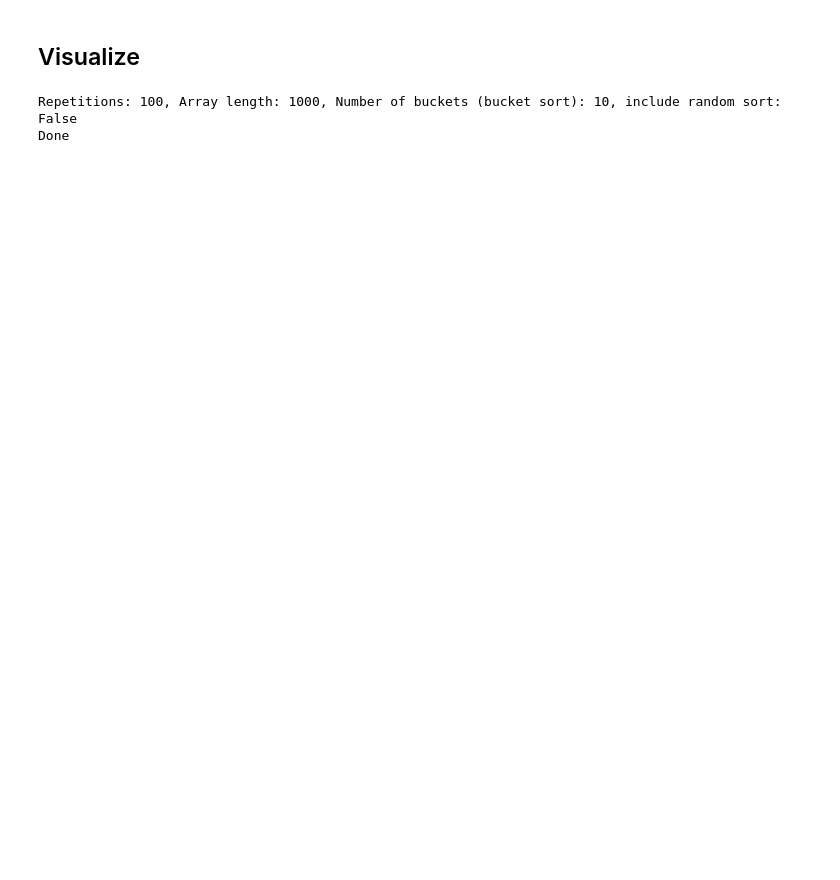
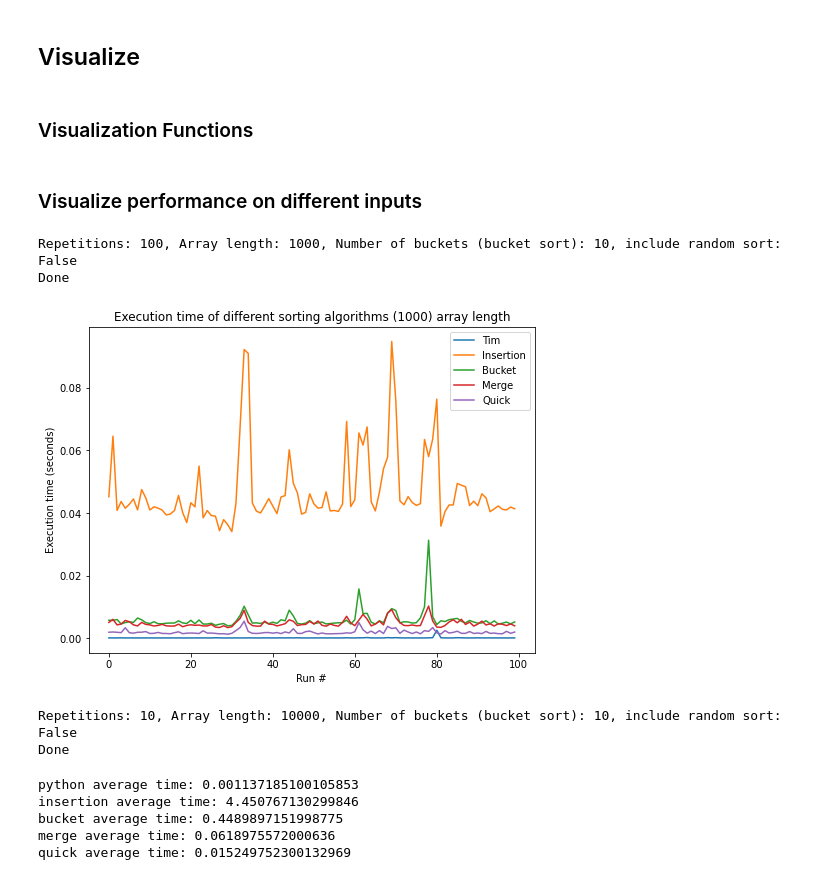
Before and after one commit to RobSeSa/sorting-exploration, a Jupyter notebook: visualize_sorts.ipynb, the cells around one changed output. Cells and saved outputs as stored; diff of their text form; code cells hidden in the pictures; blank space fills up the shorter version.

Commit message:
Finished visualization functions
plot execution times, subplots of individual execution times, and bar plot average execution time

```diff
--- a/visualize_sorts.ipynb
+++ b/visualize_sorts.ipynb
@@ -165,2 +177,19 @@ plt.show()
 # %% [markdown]
 ## Visualize
+# %% [markdown]
+### Visualization Functions
+# %%
+def plot_times(times):
+    plt.figure(figsize = (8,6))
+    plt.plot(times[sort_name_table['python']], label='python default (Tim) sort')
+    plt.plot(times[sort_name_table['insertion']], label='insertion sort')
+    plt.plot(times[sort_name_table['bucket']], label='bucket sort')
+    plt.plot(times[sort_name_table['merge']], label='merge sort')
+    plt.plot(times[sort_name_table['quick']], label='quick sort')
+    plt.legend(["Tim", "Insertion", "Bucket", "Merge", "Quick"])
+
+    plt.xlabel("Run #")
+    plt.ylabel("Execution time (seconds)")
+    plt.title("Execution time of different sorting algorithms (" +str(array_len)+") array length")
+
+    plt.show()
@@ -167,3 +230,5 @@ plt.show()
+# %% [markdown]
+### Visualize performance on different inputs
 # %%
 buckets = 10
 rand_sort_flag = False
@@ -173,3 +238,24 @@ times = time_sorts(rep, array_len, buckets, rand_sort_flag)
 # %% [output]
 Repetitions: 100, Array length: 1000, Number of buckets (bucket sort): 10, include random sort: False
 Done
+# %%
+plot_times(times)
+# %% [output]
+[figure, added]
+# %%
+buckets = 10
+rand_sort_flag = False
+rep = 10
+array_len = 10000
+times = time_sorts(rep, array_len, buckets, rand_sort_flag)
+# %% [output]
+Repetitions: 10, Array length: 10000, Number of buckets (bucket sort): 10, include random sort: False
+Done
+# %%
+avg_times = compute_avg_times(times)
+# %% [output]
+python average time: 0.001137185100105853
+insertion average time: 4.450767130299846
+bucket average time: 0.4489897151998775
+merge average time: 0.0618975572000636
+quick average time: 0.015249752300132969
```
Also changed, not shown: parts of 7 cells of this notebook.
